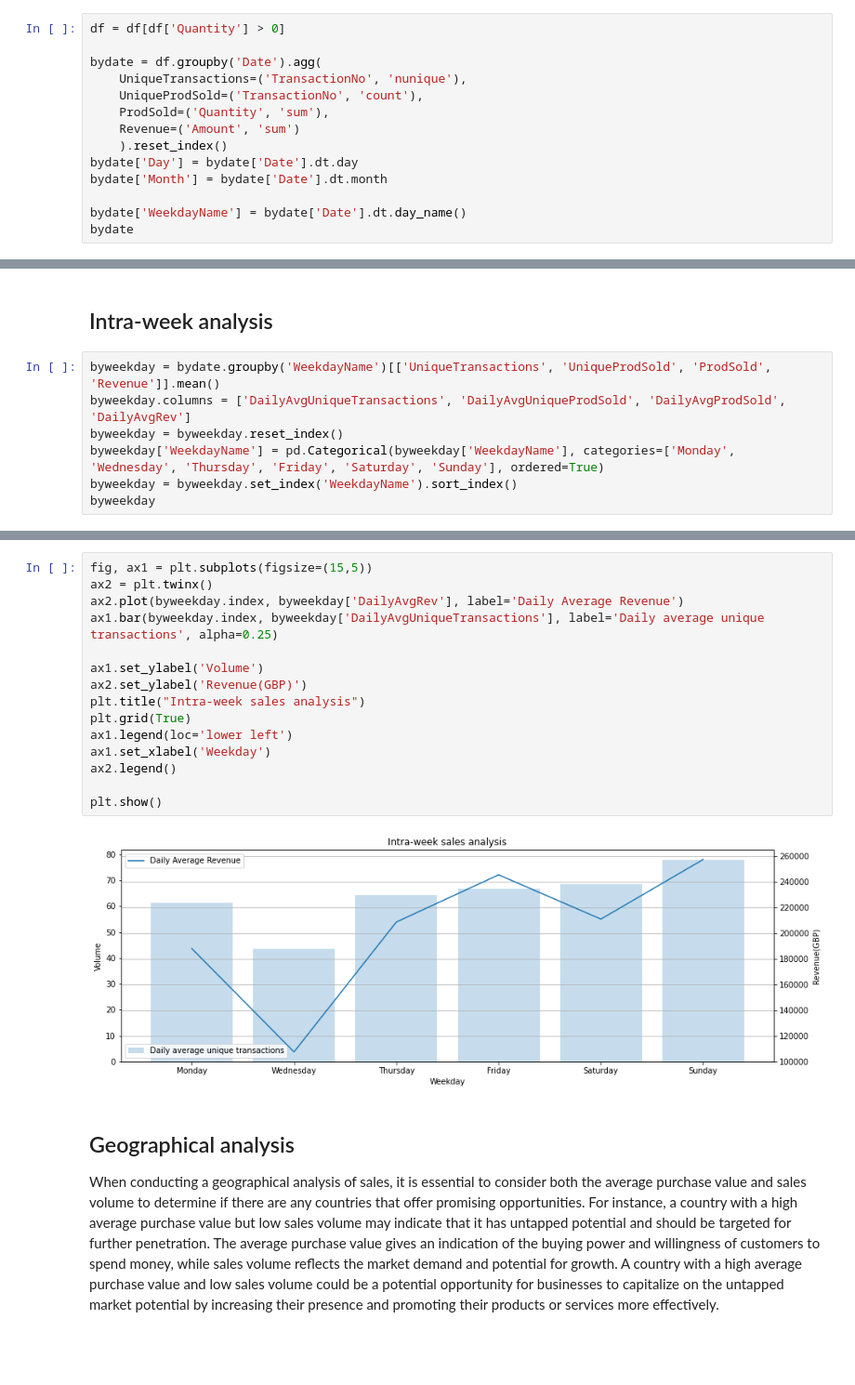
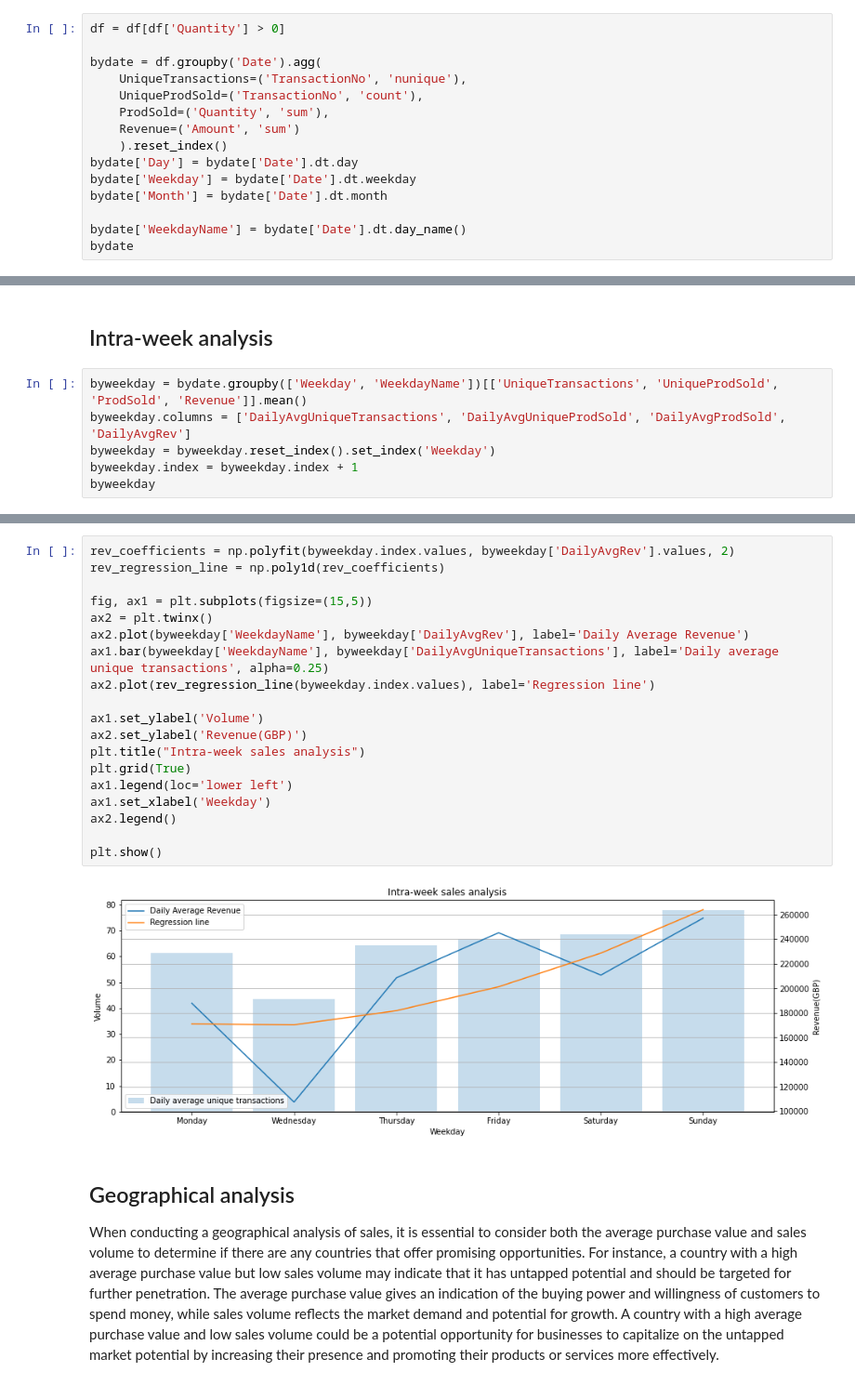
Before and after one commit to antobzzll/Analytics-Portfolio, a Jupyter notebook: Business Analytics/Market Basket Analysis/e-commerce-analytics.ipynb, the cells around one changed output, grey strips where cells are left out. Shown at 93% size. Drawn from its saved outputs; the diff is of its cells as text; blank space fills up the shorter version.

```diff
--- a/Business Analytics/Market Basket Analysis/e-commerce-analytics.ipynb
+++ b/Business Analytics/Market Basket Analysis/e-commerce-analytics.ipynb
@@ -257,6 +257,7 @@ bydate = df.groupby('Date').agg(
     Revenue=('Amount', 'sum')
     ).reset_index()
 bydate['Day'] = bydate['Date'].dt.day
+bydate['Weekday'] = bydate['Date'].dt.weekday
 bydate['Month'] = bydate['Date'].dt.month
 
 bydate['WeekdayName'] = bydate['Date'].dt.day_name()
@@ -311,10 +312,9 @@ plt.show()
 # %% [markdown]
 ## Intra-week analysis
 # %%
-byweekday = bydate.groupby('WeekdayName')[['UniqueTransactions', 'UniqueProdSold', 'ProdSold', 'Revenue']].mean()
+byweekday = bydate.groupby(['Weekday', 'WeekdayName'])[['UniqueTransactions', 'UniqueProdSold', 'ProdSold', 'Revenue']].mean()
 byweekday.columns = ['DailyAvgUniqueTransactions', 'DailyAvgUniqueProdSold', 'DailyAvgProdSold', 'DailyAvgRev']
-byweekday = byweekday.reset_index()
-byweekday['WeekdayName'] = pd.Categorical(byweekday['WeekdayName'], categories=['Monday', 'Wednesday', 'Thursday', 'Friday', 'Saturday', 'Sunday'], ordered=True)
-byweekday = byweekday.set_index('WeekdayName').sort_index()
+byweekday = byweekday.reset_index().set_index('Weekday')
+byweekday.index = byweekday.index + 1
 byweekday
 # %% [output]
@@ -329,20 +329,24 @@ byweekday
 # %%
+rev_coefficients = np.polyfit(byweekday.index.values, byweekday['DailyAvgRev'].values, 2)
+rev_regression_line = np.poly1d(rev_coefficients)
+
 fig, ax1 = plt.subplots(figsize=(15,5))
 ax2 = plt.twinx()
-ax2.plot(byweekday.index, byweekday['DailyAvgRev'], label='Daily Average Revenue')
-ax1.bar(byweekday.index, byweekday['DailyAvgUniqueTransactions'], label='Daily average unique transactions', alpha=0.25)
+ax2.plot(byweekday['WeekdayName'], byweekday['DailyAvgRev'], label='Daily Average Revenue')
+ax1.bar(byweekday['WeekdayName'], byweekday['DailyAvgUniqueTransactions'], label='Daily average unique transactions', alpha=0.25)
+ax2.plot(rev_regression_line(byweekday.index.values), label='Regression line')
 
 ax1.set_ylabel('Volume')
 ax2.set_ylabel('Revenue(GBP)')
 plt.title("Intra-week sales analysis")
 plt.grid(True)
 ax1.legend(loc='lower left')
 ax1.set_xlabel('Weekday')
 ax2.legend()
 
 plt.show()
 # %% [output]
-[figure, old version]
+[figure, new version]
 # %% [markdown]
 ## Geographical analysis
 
```
Also changed, not shown: parts of 4 cells of this notebook.
